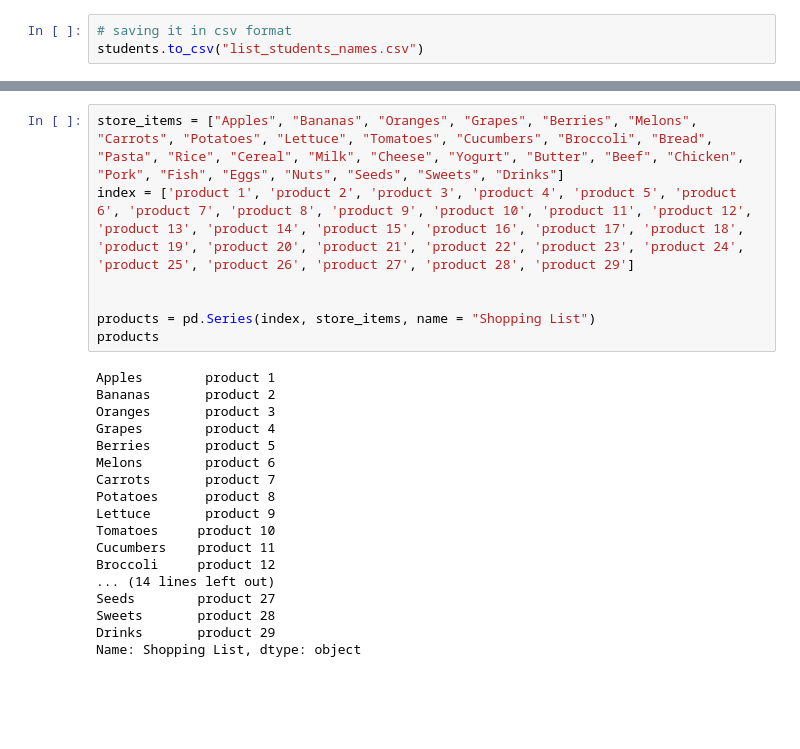
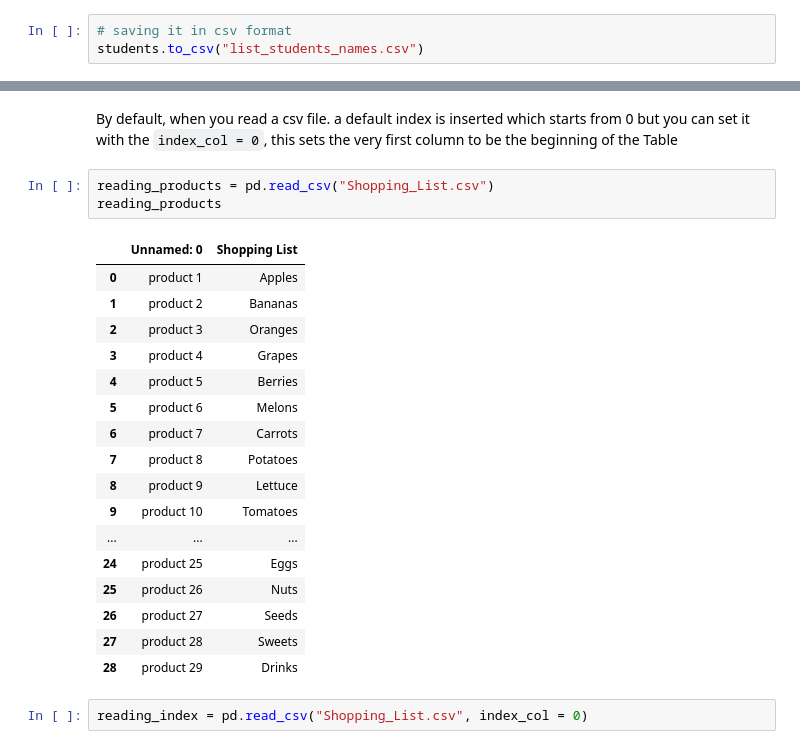
Before and after one commit to andazi/learning-pandas, a Jupyter notebook: learning_pandas.ipynb, the cells around one changed output, grey strips where cells are left out. Drawn from its saved outputs; the diff is of its cells as text; blank space fills up the shorter version.

Commit message:
index_col

```diff
--- a/learning_pandas.ipynb
+++ b/learning_pandas.ipynb
@@ -116,25 +145,25 @@ store_items.head()
-# %%
-store_items = ["Apples", "Bananas", "Oranges", "Grapes", "Berries", "Melons", "Carrots", "Potatoes", "Lettuce", "Tomatoes", "Cucumbers", "Broccoli", "Bread", "Pasta", "Rice", "Cereal", "Milk", "Cheese", "Yogurt", "Butter", "Beef", "Chicken", "Pork", "Fish", "Eggs", "Nuts", "Seeds", "Sweets", "Drinks"]
-index = ['product 1', 'product 2', 'product 3', 'product 4', 'product 5', 'product 6', 'product 7', 'product 8', 'product 9', 'product 10', 'product 11', 'product 12', 'product 13', 'product 14', 'product 15', 'product 16', 'product 17', 'product 18', 'product 19', 'product 20', 'product 21', 'product 22', 'product 23', 'product 24', 'product 25', 'product 26', 'product 27', 'product 28', 'product 29']
-
-
-products = pd.Series(index, store_items, name = "Shopping List")
-products
-# %% [output]
-Apples        product 1
-Bananas       product 2
-Oranges       product 3
-Grapes        product 4
-Berries       product 5
-Melons        product 6
-Carrots       product 7
-Potatoes      product 8
-Lettuce       product 9
-Tomatoes     product 10
-Cucumbers    product 11
-Broccoli     product 12
-... (14 lines left out)
-Seeds        product 27
-Sweets       product 28
-Drinks       product 29
-Name: Shopping List, dtype: object
+# %% [markdown]
+By default, when you read a csv file. a default index is inserted which starts from 0 but you can set it with the `index_col = 0`, this sets the very first column to be the beginning of the Table
+# %%
+reading_products = pd.read_csv("Shopping_List.csv")
+reading_products
+# %% [output]
+|  | Unnamed: 0 | Shopping List |
+| 0 | product 1 | Apples |
+| 1 | product 2 | Bananas |
+| 2 | product 3 | Oranges |
+| 3 | product 4 | Grapes |
+| 4 | product 5 | Berries |
+| 5 | product 6 | Melons |
+| 6 | product 7 | Carrots |
+| 7 | product 8 | Potatoes |
+| 8 | product 9 | Lettuce |
+| 9 | product 10 | Tomatoes |
+| ... | ... | ... |
+| 24 | product 25 | Eggs |
+| 25 | product 26 | Nuts |
+| 26 | product 27 | Seeds |
+| 27 | product 28 | Sweets |
+| 28 | product 29 | Drinks |
+# %%
+reading_index = pd.read_csv("Shopping_List.csv", index_col = 0)
```
Also changed, not shown: parts of 9 cells of this notebook.
